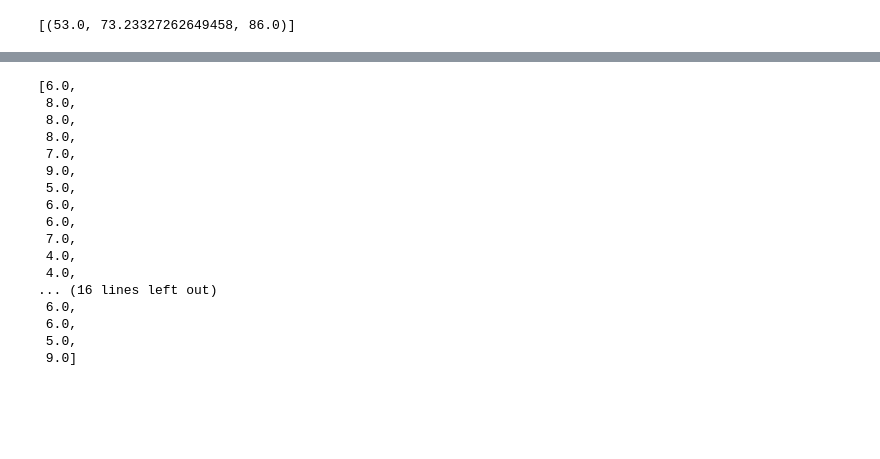
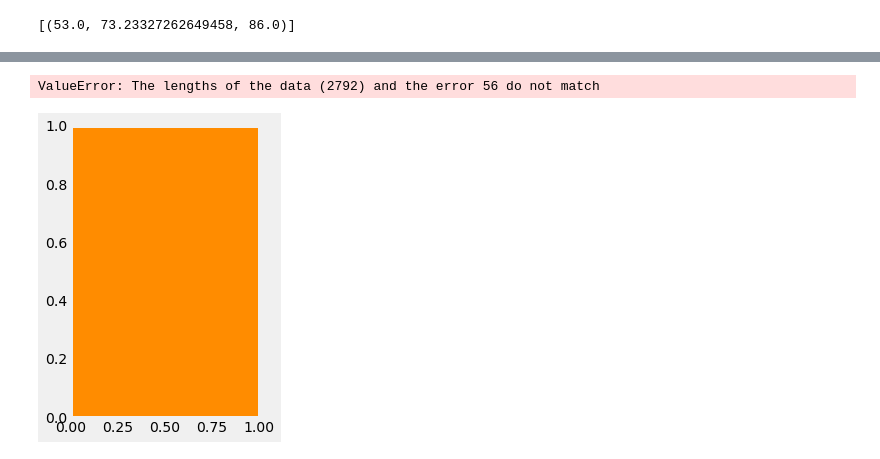
Before and after one commit to umiranda/Hawaii-Weather-analysis, a Jupyter notebook: New_code3.ipynb, the cells around one changed output, grey strips where cells are left out. Cells and saved outputs as stored; diff of their text form; code cells hidden in the pictures; blank space fills up the shorter version.

```diff
--- a/New_code3.ipynb
+++ b/New_code3.ipynb
@@ -227,15 +228,15 @@ print(calc_temps('2012-02-22', '2017-03-05'))
 # Use your previous function `calc_temps` to calculate the tmin, tavg, and tmax
 # for your trip using the previous year's data for those same dates.
 last_date=dt.date(2017, 8, 23)
-first_date=dt.timedelta(2010, 1, 1)
+first_date=dt.timedelta(2012, 1, 1)
 
 
-result_jun = session.query(func.min(Measurement.tobs), func.round(func.avg(Measurement.tobs)), func.max(Measurement.tobs)).\
+result_tobs = session.query(Measurement.date, func.min(Measurement.tobs), func.round(func.avg(Measurement.tobs)), func.max(Measurement.tobs)).\
               filter(Measurement.date >= first_date).\
               filter(Measurement.date <= last_date).\
               filter(func.strftime("%m-%d", Measurement.date) >= '06-06').\
-              filter(func.strftime("%m-%d", Measurement.date) <= '06-09').\
+              filter(func.strftime("%m-%d", Measurement.date) <= '06-12').\
               group_by(Measurement.date).all()
-result_jun
+result_tobs
 # function usage example
 # %% [output]
@@ -270,3 +285,32 @@ plt.show()
+# %%
+# Use the peak-to-peak (tmax-tmin) value as the y error bar (yerr)
+df = pd.DataFrame(result_tobs, columns = ['Date','TMIN', 'TAVG', 'TMAX'])
+
+last_date=dt.date(2017, 8, 23)
+first_date=dt.timedelta(2010, 1, 1)
+
+
+result_ptps = session.query(func.max(Measurement.tobs) - func.min(Measurement.tobs)).\
+              filter(Measurement.date >= first_date).\
+              filter(Measurement.date <= last_date).\
+              filter(func.strftime("%m-%d", Measurement.date) >= '06-06').\
+              filter(func.strftime("%m-%d", Measurement.date) <= '06-12').\
+              group_by(Measurement.date).all()
+
+ptps = list(np.ravel(result_ptps))
+
+fig, ax = plt.subplots(figsize=(3, 5))
+xpos = 1
+yerror = ptps
+
+bar = ax.bar(xpos, df.TAVG, yerr=yerror, color='darkorange', width = 2)
+ax.set(xticks=[], title="Trip Average Temperature")
+ax.axes.get_xaxis().set_visible(False)
+
+plt.show()
+# %% [output]
+ValueError: The lengths of the data (2792) and the error 56 do not match
+[figure, added]
 # %%
 # Calculate the total amount of rainfall per weather station for your trip dates using the previous year's matching dates.
 # Sort this in descending order by precipitation amount and list the station, name, latitude, longitude, and elevation
@@ -273,33 +329,0 @@ plt.show()
-# %%
-# Use the peak-to-peak (tmax-tmin) value as the y error bar (yerr)
-last_date=dt.date(2017, 8, 23)
-first_date=dt.timedelta(2010, 1, 1)
-
-
-result_jun = session.query(func.max(Measurement.tobs) - func.min(Measurement.tobs)).\
-              filter(Measurement.date >= first_date).\
-              filter(Measurement.date <= last_date).\
-              filter(func.strftime("%m-%d", Measurement.date) >= '06-06').\
-              filter(func.strftime("%m-%d", Measurement.date) <= '06-09').\
-              group_by(Measurement.date).all()
-
-ptps = list(np.ravel(result_jun))
-ptps
-# %% [output]
-[6.0,
- 8.0,
- 8.0,
- 8.0,
- 7.0,
- 9.0,
- 5.0,
- 6.0,
- 6.0,
- 7.0,
- 4.0,
- 4.0,
-... (16 lines left out)
- 6.0,
- 6.0,
- 5.0,
- 9.0]
```
Also changed, not shown: parts of 15 cells of this notebook, 4 other files.
